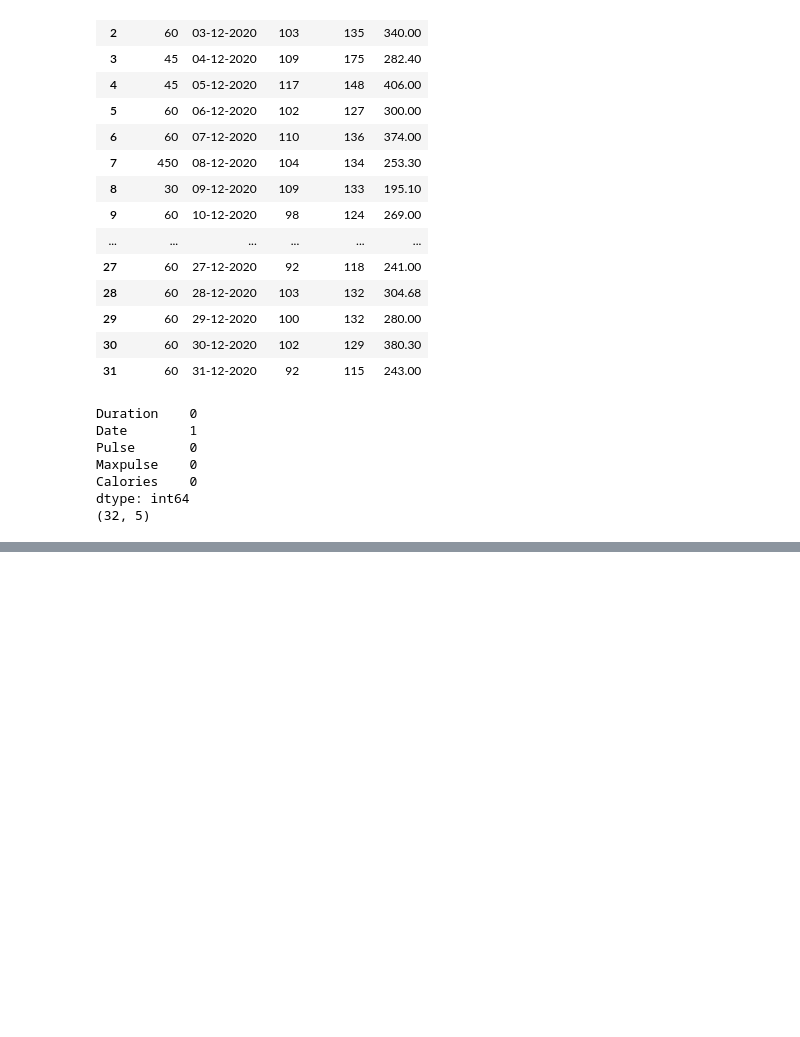
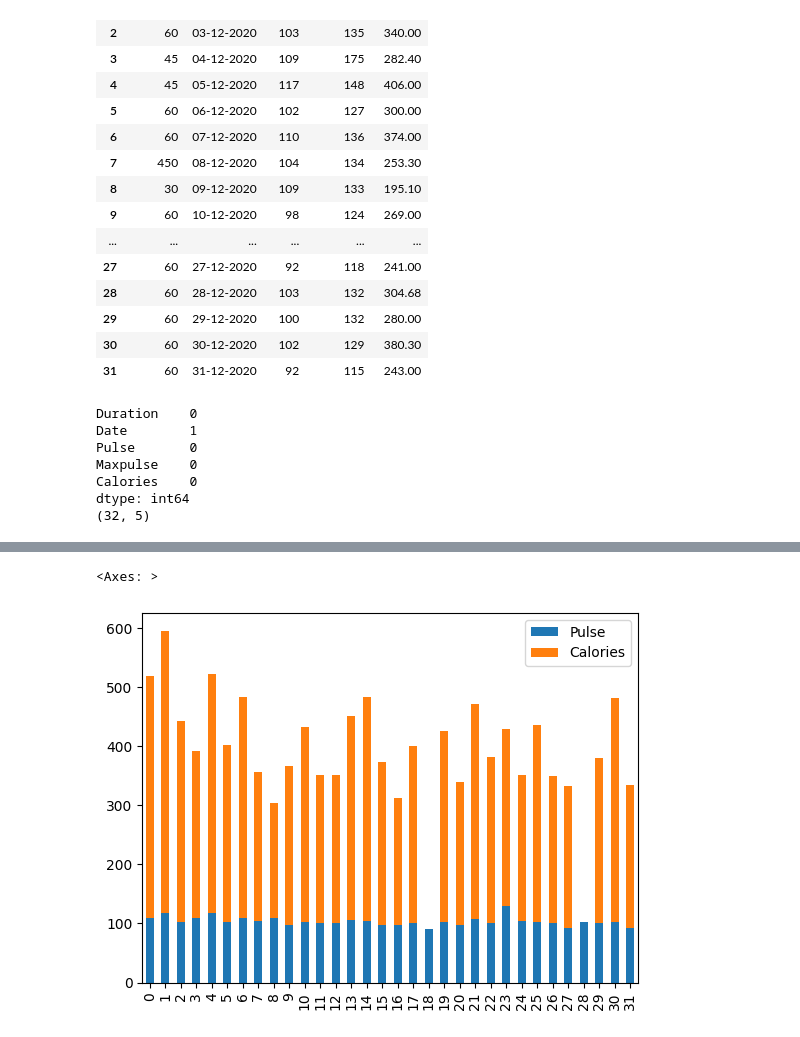
Before and after one commit to emiiliiojose/BusinessAnalysis, a Jupyter notebook: Class_Activity_EDA.ipynb, the cells around one changed output, grey strips where cells are left out. Saved outputs shown, nothing was run; the diff lists cells and outputs as text; code cells hidden in the pictures; blank space fills up the shorter version.

```diff
--- a/Class_Activity_EDA.ipynb
+++ b/Class_Activity_EDA.ipynb
@@ -303,0 +350,6 @@ dtype: int64
+# %%
+bardData= data[["Pulse", "Calories"]]
+bardData.plot(kind='bar', stacked=True)
+# %% [output]
+<Axes: >
+[figure, added]
```
Also changed, not shown: parts of 4 cells of this notebook.
